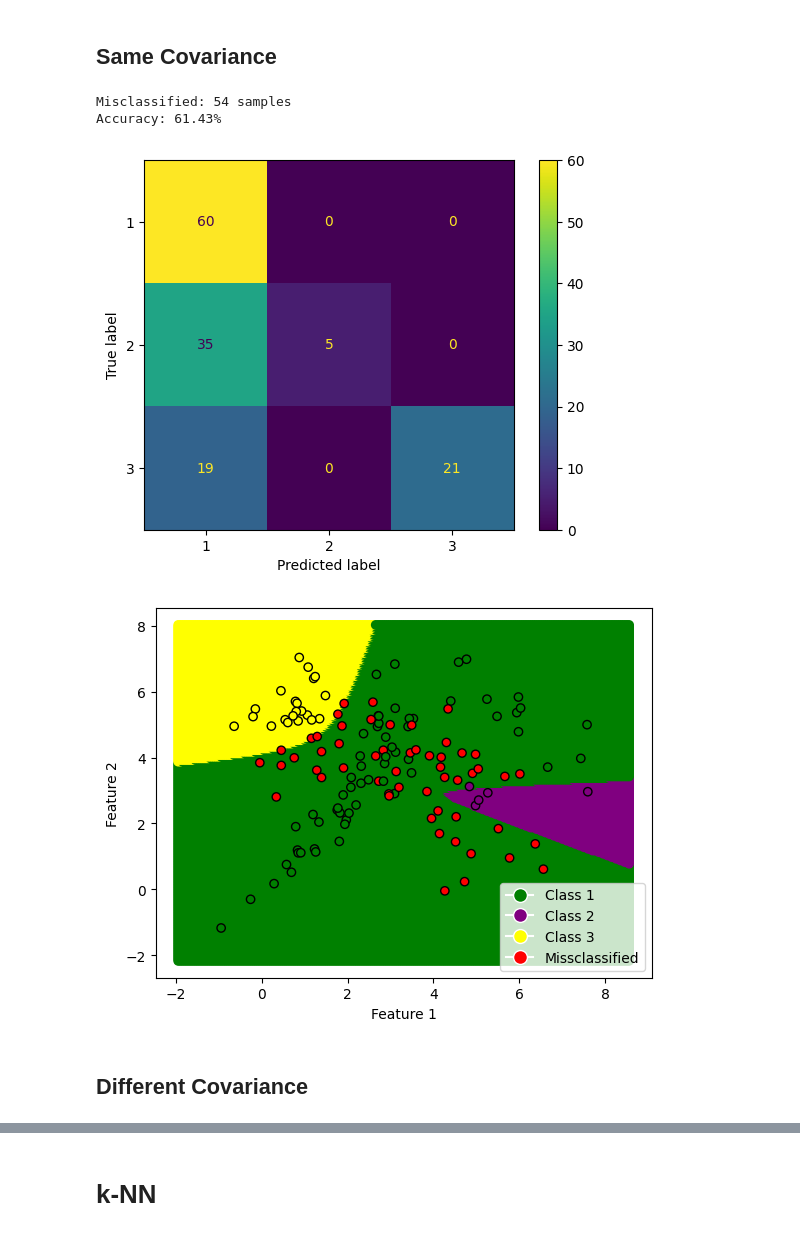
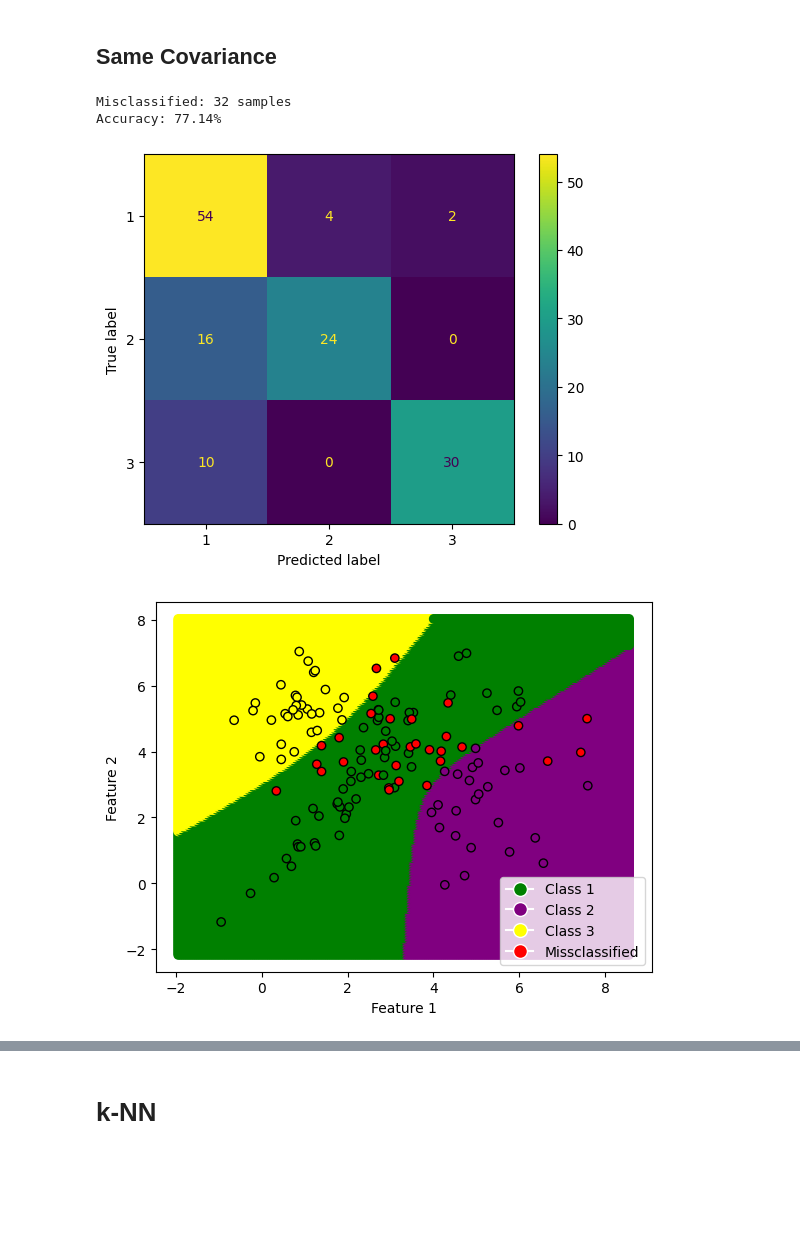
Before and after one commit to Oodysseass/pattern-recognition, a Jupyter notebook: Team37-AC.ipynb, the cells around one changed output, grey strips where cells are left out. Cells and saved outputs as stored; diff of their text form; code cells hidden in the pictures; blank space fills up the shorter version.

Commit message:
Fixes bayes covariance matrix calculation

```diff
--- a/Team37-AC.ipynb
+++ b/Team37-AC.ipynb
@@ -133,38 +168,32 @@ num_classes = max(train_y)
 # %% [markdown]
 ## Same Covariance
 # %%
-from sklearn.metrics import accuracy_score, ConfusionMatrixDisplay
+# same covariance for all classes
+nums = np.zeros(num_classes)
+for i in range(num_classes):
+    nums[i] = np.count_nonzero(train_y == i + 1)
+num = nums.sum()
 
-## maximum likelihood
-# theta_1 = mean
-means = estimate_means(num_classes, num_features, train_data)
+cov_mat = np.zeros((num_features, num_features))
+for i in range(num_classes):
+    cov_mat = cov_mat + cov_mats[i] * nums[i] / num
 
-# theta_2 = covariance matrix, same covariance for all classes
-cov_mats = {}
 for i in range(num_classes):
-    cov_mats[i] = np.cov(train_x.T)
+    cov_mats[i] = cov_mat
 
 
-## bayes model
-# a priori
-p = np.ones(num_classes)
-for i in range(num_classes):
-    p[i] = len(train_data[train_y == i + 1]) / len(train_data)
-
-# test model
+## test model
 pred = test_bayes(p, means, cov_mats, test_x, num_classes)
 misses = len(pred[pred != test_y])
 accuracy = accuracy_score(test_y, pred)
 
 print("Misclassified:", misses, "samples")
 print(f"Accuracy: {100 * accuracy:.2f}%")
 ConfusionMatrixDisplay.from_predictions(test_y, pred)
 plt.show()
 plot_bayes(test_x, test_y, pred, p, means, cov_mats)
 # %% [output]
-Misclassified: 54 samples
-Accuracy: 61.43%
+Misclassified: 32 samples
+Accuracy: 77.14%
-[figure, old version]
+[figure, new version]
-[figure, old version]
+[figure, new version]
-# %% [markdown]
-## Different Covariance
```
Also changed, not shown: parts of 10 cells of this notebook.
